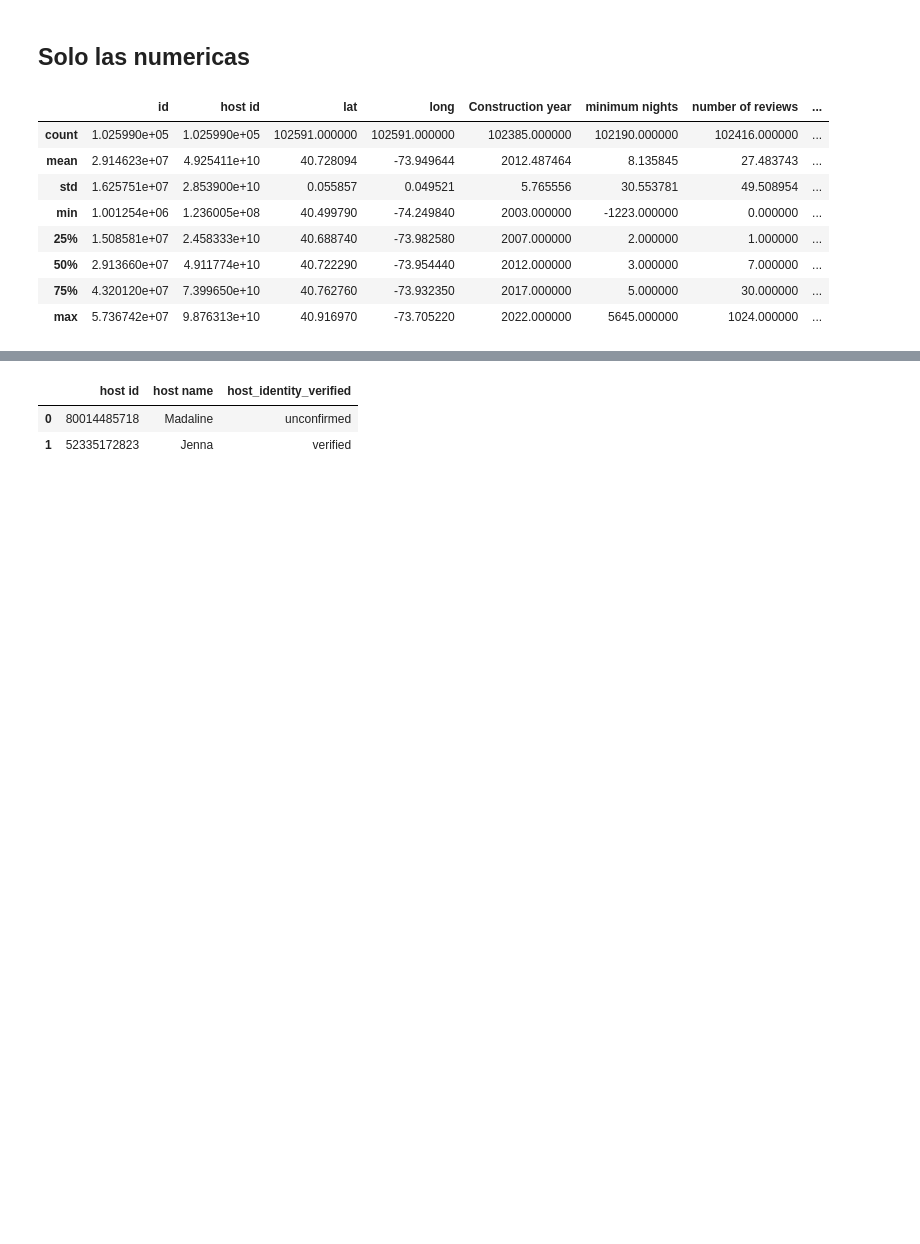
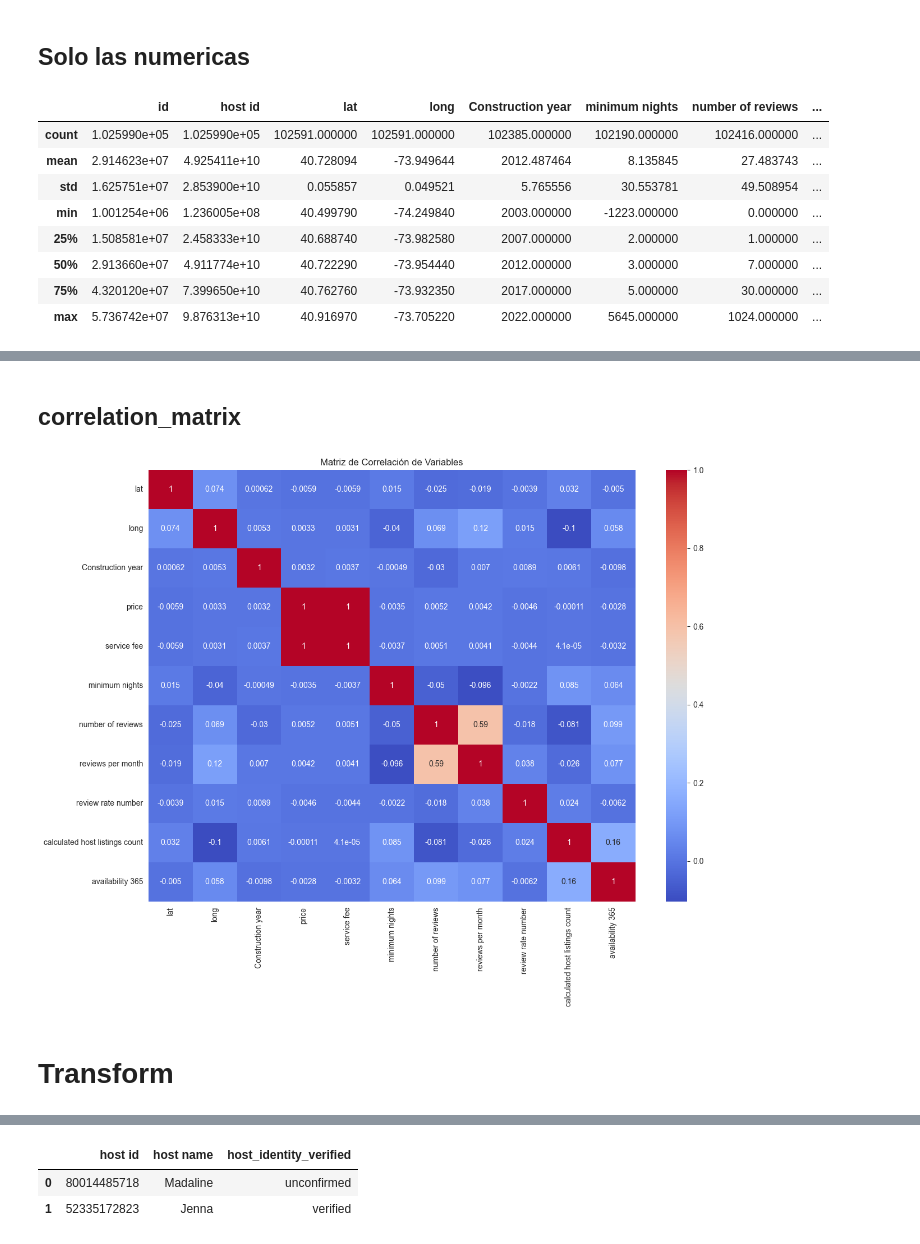
Before and after one commit to lapiceroazul4/Airbnb_Data_Analysis, a Jupyter notebook: main.ipynb, the cells around one changed output, grey strips where cells are left out. Saved outputs shown, nothing was run; the diff lists cells and outputs as text; code cells hidden in the pictures; blank space fills up the shorter version.

```diff
--- a/main.ipynb
+++ b/main.ipynb
@@ -236,0 +234,14 @@ df_airbnb.describe(include=object)
+# %% [markdown]
+## correlation_matrix
+# %%
+#toca pasar los id a tipo objetos y dejar solo las variables que son realmente numericas, como numericas
+correlation_matrix = df_airbnb.corr()
+
+plt.figure(figsize=(14, 10))
+sns.heatmap(data=correlation_matrix, annot=True, cmap='coolwarm')
+plt.title('Matriz de Correlación de Variables')
+plt.show()
+# %% [output]
+[figure, added]
+# %% [markdown]
+# Transform
```
Also changed, not shown: parts of 33 cells of this notebook, 1 other file.
